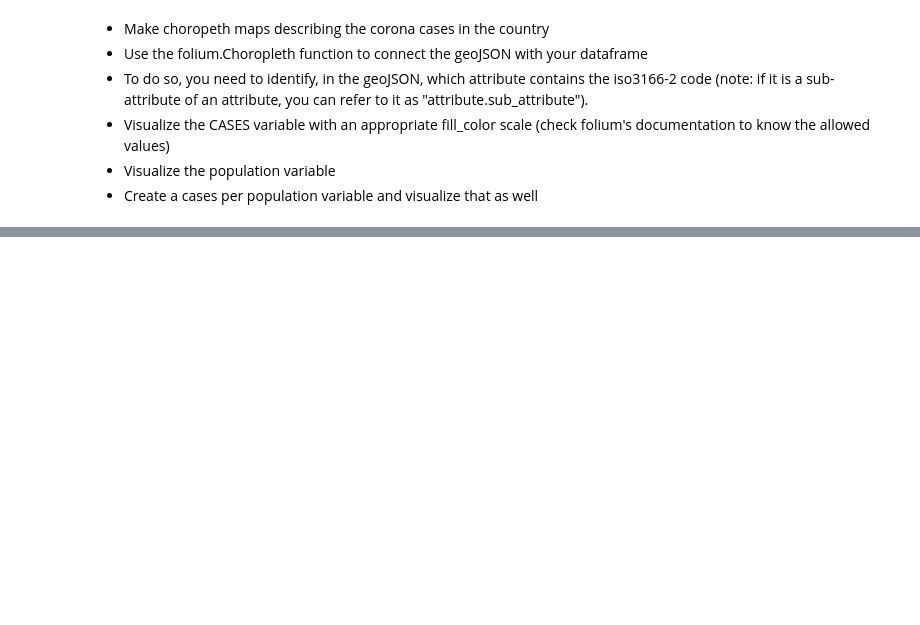
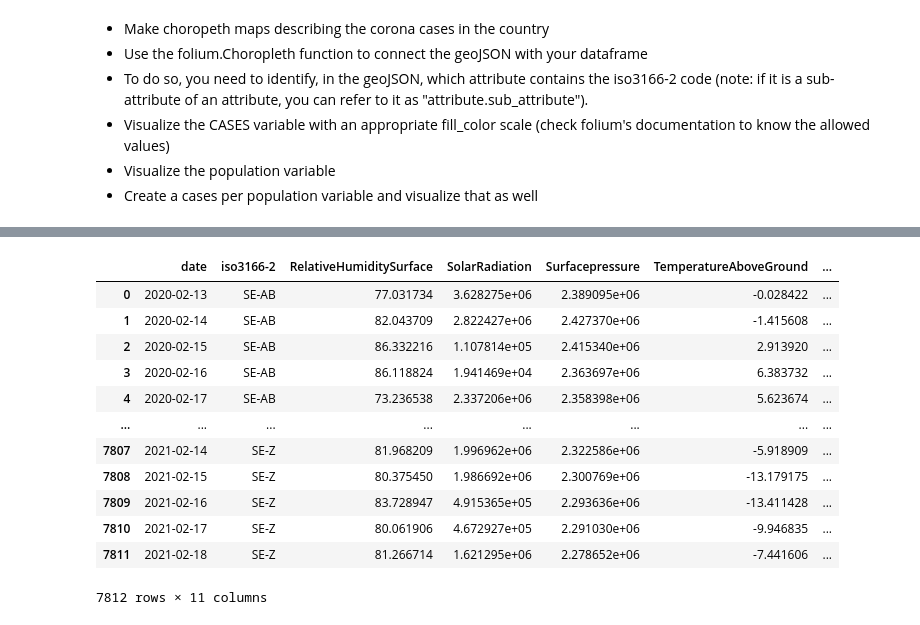
Before and after one commit to Ivpe1975/fyp2021p02g07, a Jupyter notebook: notebooks/DataAnalysis.ipynb, the cells around one changed output, grey strips where cells are left out. Cells and saved outputs as stored; diff of their text form; code cells hidden in the pictures; blank space fills up the shorter version.

Commit message:
cleaning and merging the weather and corona data

```diff
--- a/notebooks/DataAnalysis.ipynb
+++ b/notebooks/DataAnalysis.ipynb
@@ -77,3 +77,19 @@ mask=pd.DataFrame(mask)
 mask=weather['iso3166-2'][mask.any(True)]#making the mask values instead of boolean array
 weather=weather.loc[weather['iso3166-2'].isin(mask)] #sorting weather by all values in mask making it sweden
 weather['TemperatureAboveGround']=weather['TemperatureAboveGround']-273.15#converting to celcius
+#making the supplement data a part of it
+path=os.getcwd()#Finding path on current machine
+path=path[:-9]
+path=path+'data/raw/weather/weather2.csv'
+weather2=pd.read_csv(path,low_memory=False,delimiter='\t')#Loading in the data
+mask=[]#creating a mask with true and false values where location is sweden
+for i in weather2['iso3166-2']:
+    if i[0:2]!='SE':
+        mask.append(False)
+    else:
+        mask.append(True)
+mask=pd.DataFrame(mask)
+mask=weather2['iso3166-2'][mask.any(True)]#making the mask values instead of boolean array
+weather2=weather2.loc[weather2['iso3166-2'].isin(mask)] #sorting weather by all values in mask making it sweden
+weather2['TemperatureAboveGround']=weather2['TemperatureAboveGround']-273.15#converting to celcius
+weather = pd.concat([weather, weather2], axis=0)
@@ -191,3 +223,12 @@ folium.Choropleth(
 m_cases_pc
 # %% [output]
 [interactive output not drawn]
+# %%
+#merging corona and weather dataframes
+#we lose ~200 rows in total since each data frame begins and ends at different dates
+corona=corona.loc[corona['date'].isin(weather['date'])].sort_values(['isocodes','date'])
+weather=weather.loc[weather['date'].isin(corona['date'])].sort_values(['iso3166-2','date'])
+# %%
+corona=corona.reset_index(drop=True)
+weather=weather.reset_index(drop=True)
+corona
@@ -194,3 +249,21 @@ m_cases_pc
+# %%
+merged=pd.concat([weather,corona['confirmed_addition'],corona['region_code']],axis=1)
+# %%
+merged
+# %% [output]
+|  | date | iso3166-2 | RelativeHumiditySurface | SolarRadiation | Surfacepressure | TemperatureAboveGround | ... |
+| 0 | 2020-02-13 | SE-AB | 77.031734 | 3.628275e+06 | 2.389095e+06 | -0.028422 | ... |
+| 1 | 2020-02-14 | SE-AB | 82.043709 | 2.822427e+06 | 2.427370e+06 | -1.415608 | ... |
+| 2 | 2020-02-15 | SE-AB | 86.332216 | 1.107814e+05 | 2.415340e+06 | 2.913920 | ... |
+| 3 | 2020-02-16 | SE-AB | 86.118824 | 1.941469e+04 | 2.363697e+06 | 6.383732 | ... |
+| 4 | 2020-02-17 | SE-AB | 73.236538 | 2.337206e+06 | 2.358398e+06 | 5.623674 | ... |
+| ... | ... | ... | ... | ... | ... | ... | ... |
+| 7807 | 2021-02-14 | SE-Z | 81.968209 | 1.996962e+06 | 2.322586e+06 | -5.918909 | ... |
+| 7808 | 2021-02-15 | SE-Z | 80.375450 | 1.986692e+06 | 2.300769e+06 | -13.179175 | ... |
+| 7809 | 2021-02-16 | SE-Z | 83.728947 | 4.915365e+05 | 2.293636e+06 | -13.411428 | ... |
+| 7810 | 2021-02-17 | SE-Z | 80.061906 | 4.672927e+05 | 2.291030e+06 | -9.946835 | ... |
+| 7811 | 2021-02-18 | SE-Z | 81.266714 | 1.621295e+06 | 2.278652e+06 | -7.441606 | ... |
+7812 rows × 11 columns
 # %% [markdown]
 <a style='text-decoration:none;line-height:16px;display:flex;color:#5B5B62;padding:10px;justify-content:end;' href='https://deepnote.com?utm_source=created-in-deepnote-cell&projectId=24195024-9b97-4fbb-b643-b1da4ede0b31' target="_blank">
 <img style='display:inline;max-height:16px;margin:0px;margin-right:7.5px;' src='embedded-picture-1' > </img>
```
Also changed, not shown: parts of 3 cells of this notebook, 1 other file.
